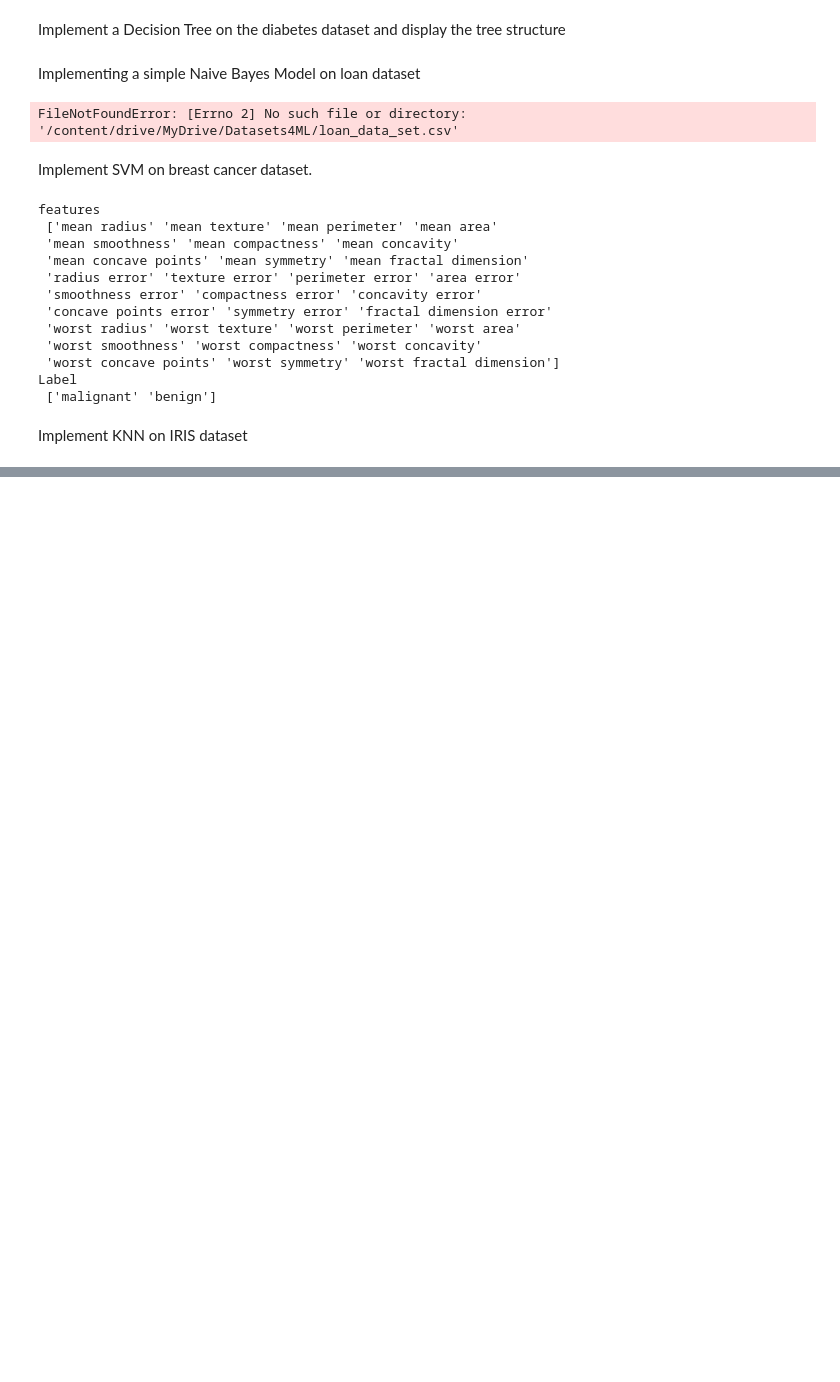
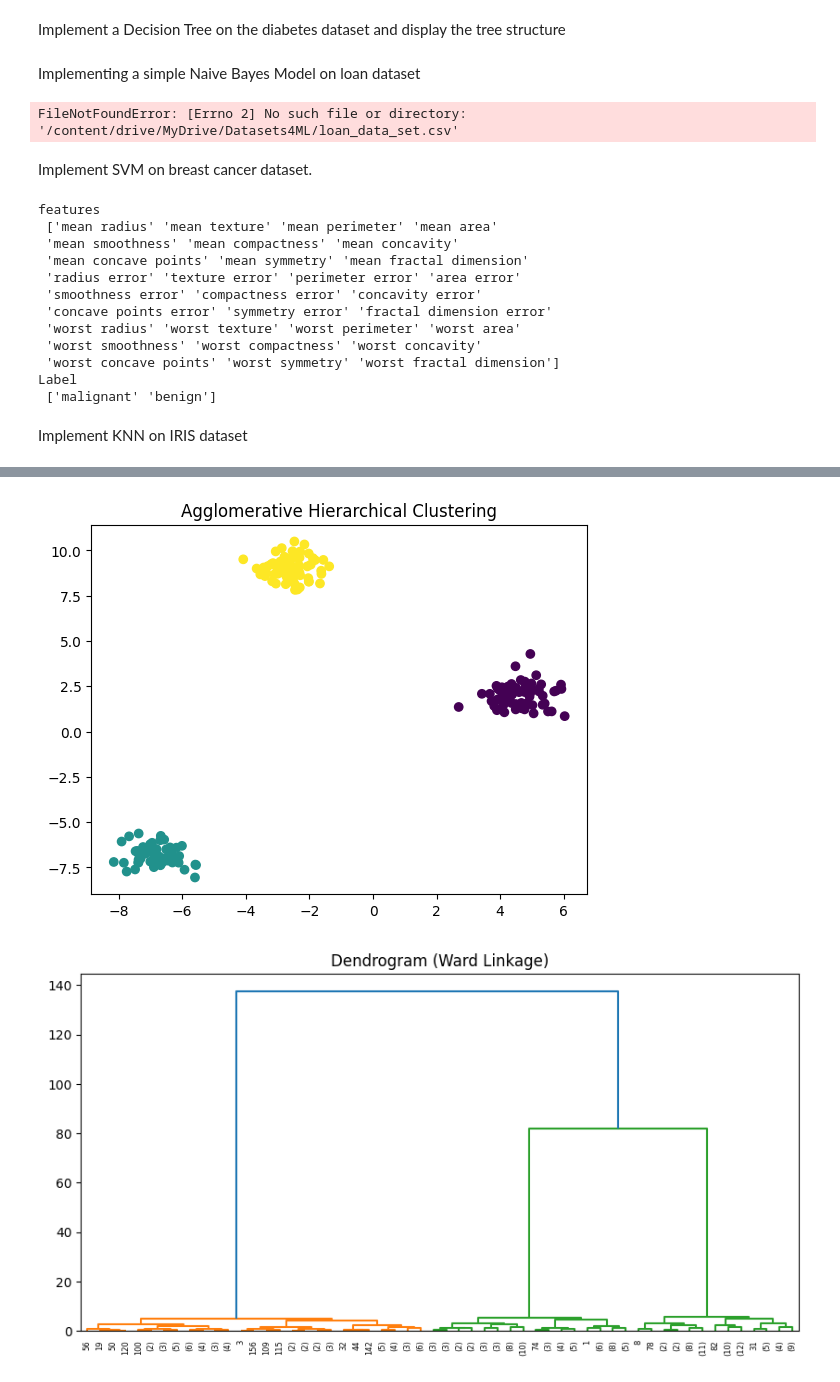
Before and after one commit to shashidhar078/MyPandas, a Jupyter notebook: pandasbasic.ipynb, the cells around one changed output, grey strips where cells are left out. Saved outputs shown, nothing was run; the diff lists cells and outputs as text; code cells hidden in the pictures; blank space fills up the shorter version.

```diff
--- a/pandasbasic.ipynb
+++ b/pandasbasic.ipynb
@@ -2090,0 +1745,28 @@ Adding more trees beyond this point provides diminishing returns in terms of per
+# %%
+import numpy as np
+import matplotlib.pyplot as plt
+from sklearn.datasets import make_blobs
+from sklearn.cluster import AgglomerativeClustering
+from scipy.cluster.hierarchy import dendrogram, linkage
+
+
+X, y_true = make_blobs(n_samples=200, centers=3, cluster_std=0.60, random_state=42)
+
+
+agg = AgglomerativeClustering(n_clusters=3, linkage='ward')
+labels_agg = agg.fit_predict(X)
+
+
+plt.scatter(X[:,0], X[:,1], c=labels_agg, cmap="viridis")
+plt.title("Agglomerative Hierarchical Clustering")
+plt.show()
+
+
+linked = linkage(X, method='ward')
+plt.figure(figsize=(10, 5))
+dendrogram(linked, truncate_mode='level', p=5)
+plt.title("Dendrogram (Ward Linkage)")
+plt.show()
+# %% [output]
+[figure, added]
+[figure, added]
```
Also changed, not shown: parts of 69 cells of this notebook.
